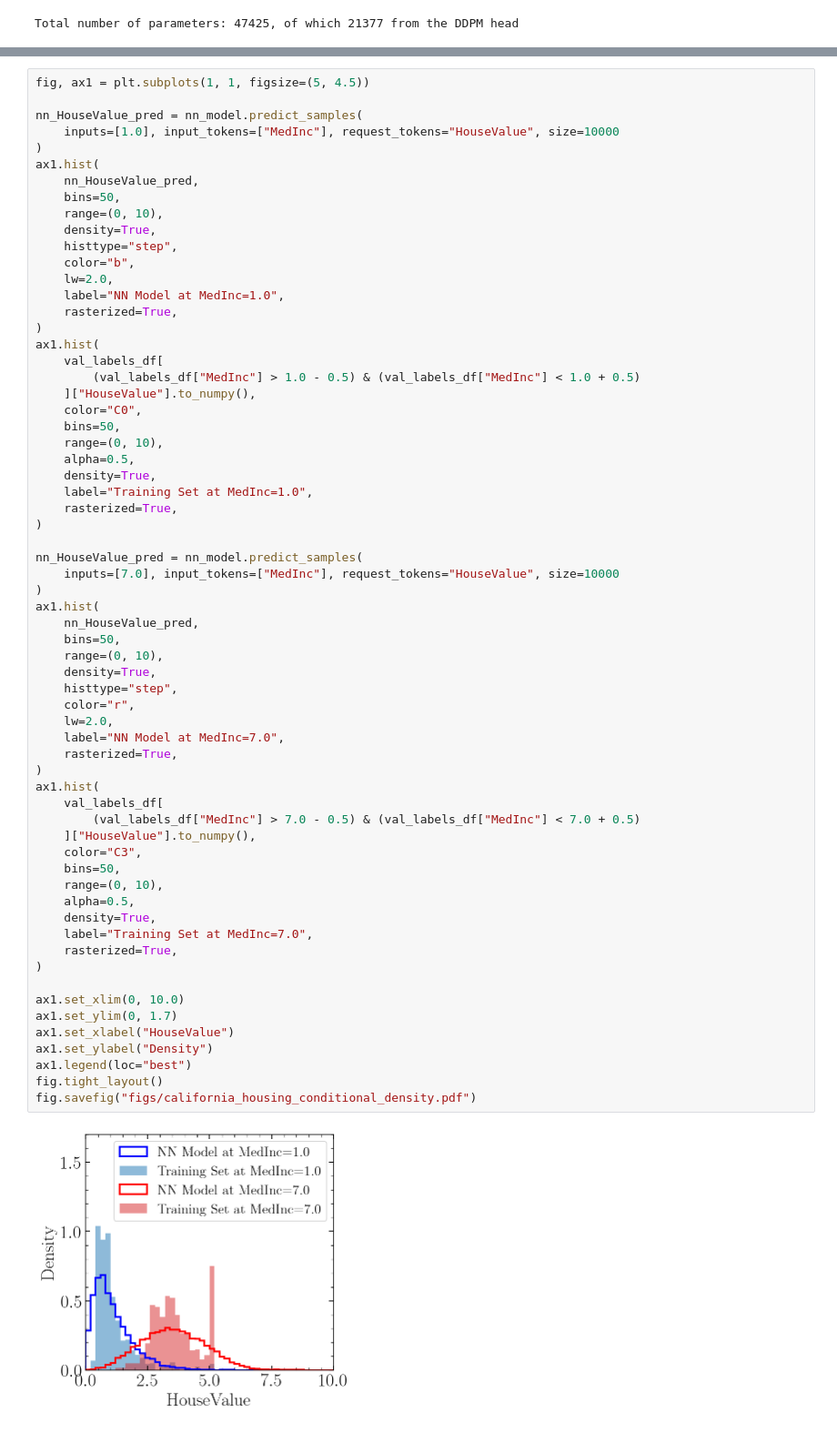
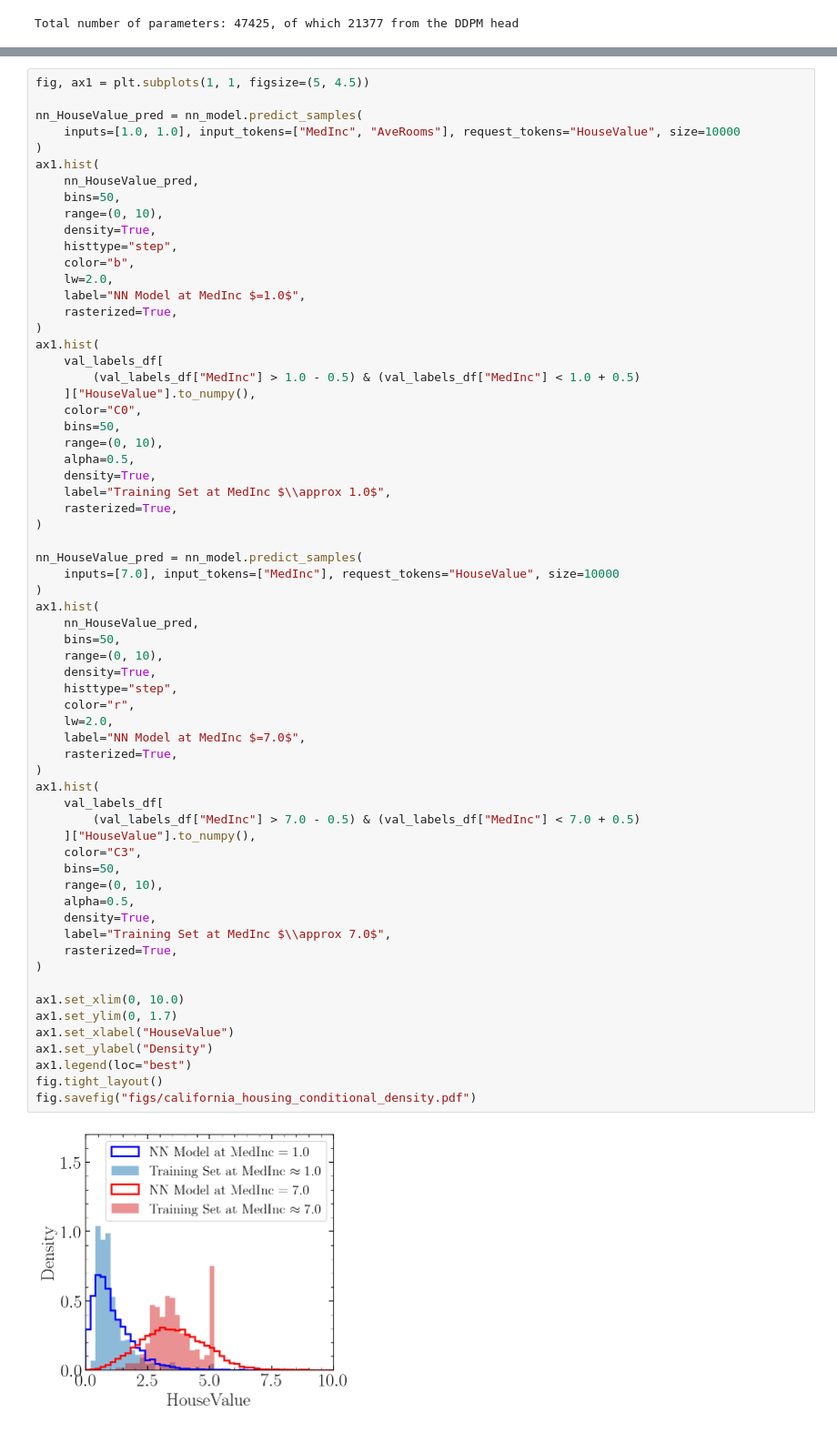
Before and after one commit to henrysky/stars_foundation_diffusion, a Jupyter notebook: California_Housing.ipynb, the cells around one changed output, grey strips where cells are left out. Shown at 91% size. Cells and saved outputs as stored; diff of their text form.

```diff
--- a/California_Housing.ipynb
+++ b/California_Housing.ipynb
@@ -162,7 +162,7 @@ fig.savefig("figs/california_housing_density.pdf")
 fig, ax1 = plt.subplots(1, 1, figsize=(5, 4.5))
 
 nn_HouseValue_pred = nn_model.predict_samples(
-    inputs=[1.0], input_tokens=["MedInc"], request_tokens="HouseValue", size=10000
+    inputs=[1.0, 1.0], input_tokens=["MedInc", "AveRooms"], request_tokens="HouseValue", size=10000
 )
 ax1.hist(
     nn_HouseValue_pred,
@@ -172,7 +172,7 @@ ax1.hist(
     histtype="step",
     color="b",
     lw=2.0,
-    label="NN Model at MedInc=1.0",
+    label="NN Model at MedInc $=1.0$",
     rasterized=True,
 )
 ax1.hist(
@@ -184,7 +184,7 @@ ax1.hist(
     range=(0, 10),
     alpha=0.5,
     density=True,
-    label="Training Set at MedInc=1.0",
+    label="Training Set at MedInc $\\approx 1.0$",
     rasterized=True,
 )
 
@@ -194,33 +194,33 @@ nn_HouseValue_pred = nn_model.predict_samples(
 ax1.hist(
     nn_HouseValue_pred,
     bins=50,
     range=(0, 10),
     density=True,
     histtype="step",
     color="r",
     lw=2.0,
-    label="NN Model at MedInc=7.0",
+    label="NN Model at MedInc $=7.0$",
     rasterized=True,
 )
 ax1.hist(
     val_labels_df[
         (val_labels_df["MedInc"] > 7.0 - 0.5) & (val_labels_df["MedInc"] < 7.0 + 0.5)
     ]["HouseValue"].to_numpy(),
     color="C3",
     bins=50,
     range=(0, 10),
     alpha=0.5,
     density=True,
-    label="Training Set at MedInc=7.0",
+    label="Training Set at MedInc $\\approx 7.0$",
     rasterized=True,
 )
 
 ax1.set_xlim(0, 10.0)
 ax1.set_ylim(0, 1.7)
 ax1.set_xlabel("HouseValue")
 ax1.set_ylabel("Density")
 ax1.legend(loc="best")
 fig.tight_layout()
 fig.savefig("figs/california_housing_conditional_density.pdf")
 # %% [output]
-[figure, old version]
+[figure, new version]
```
Also changed, not shown: parts of 2 cells of this notebook, 7 other files.
